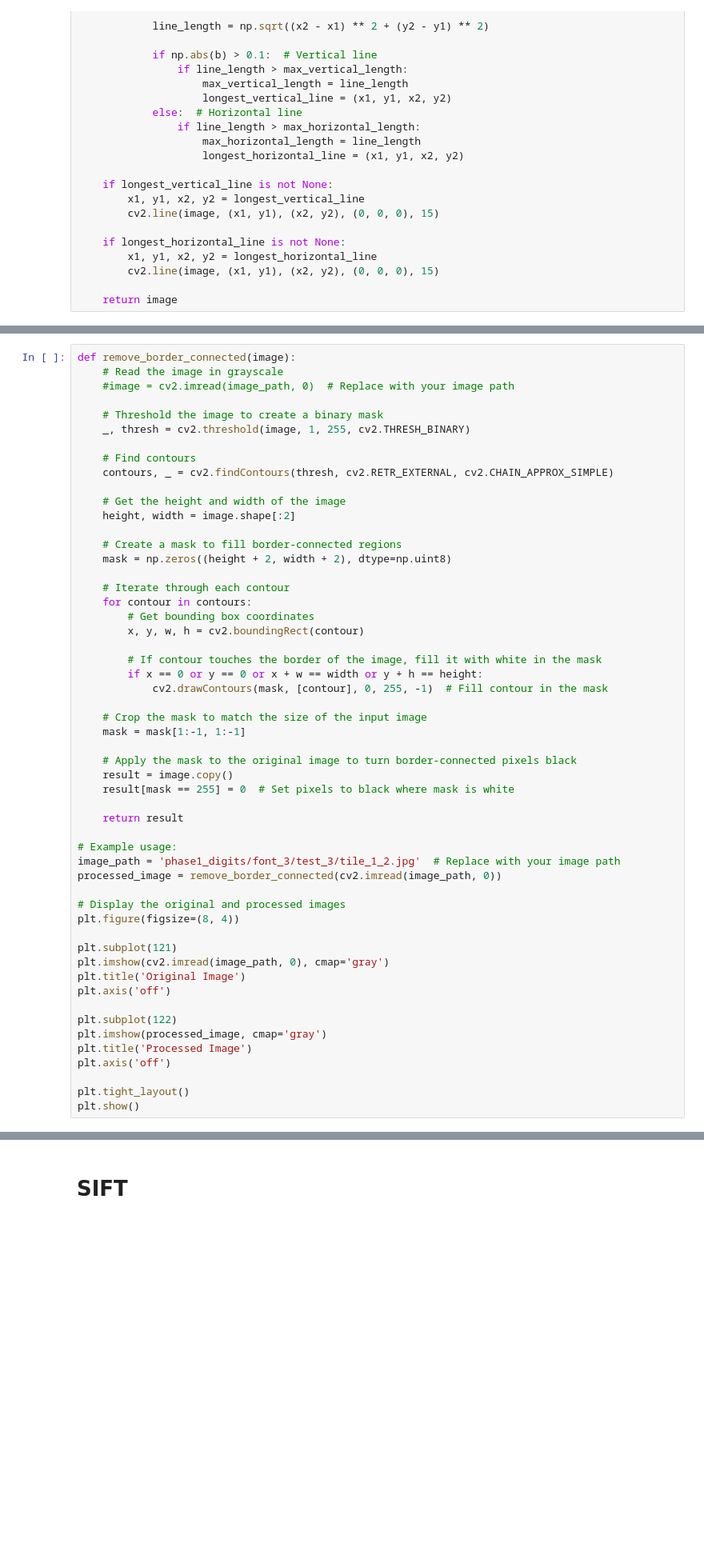
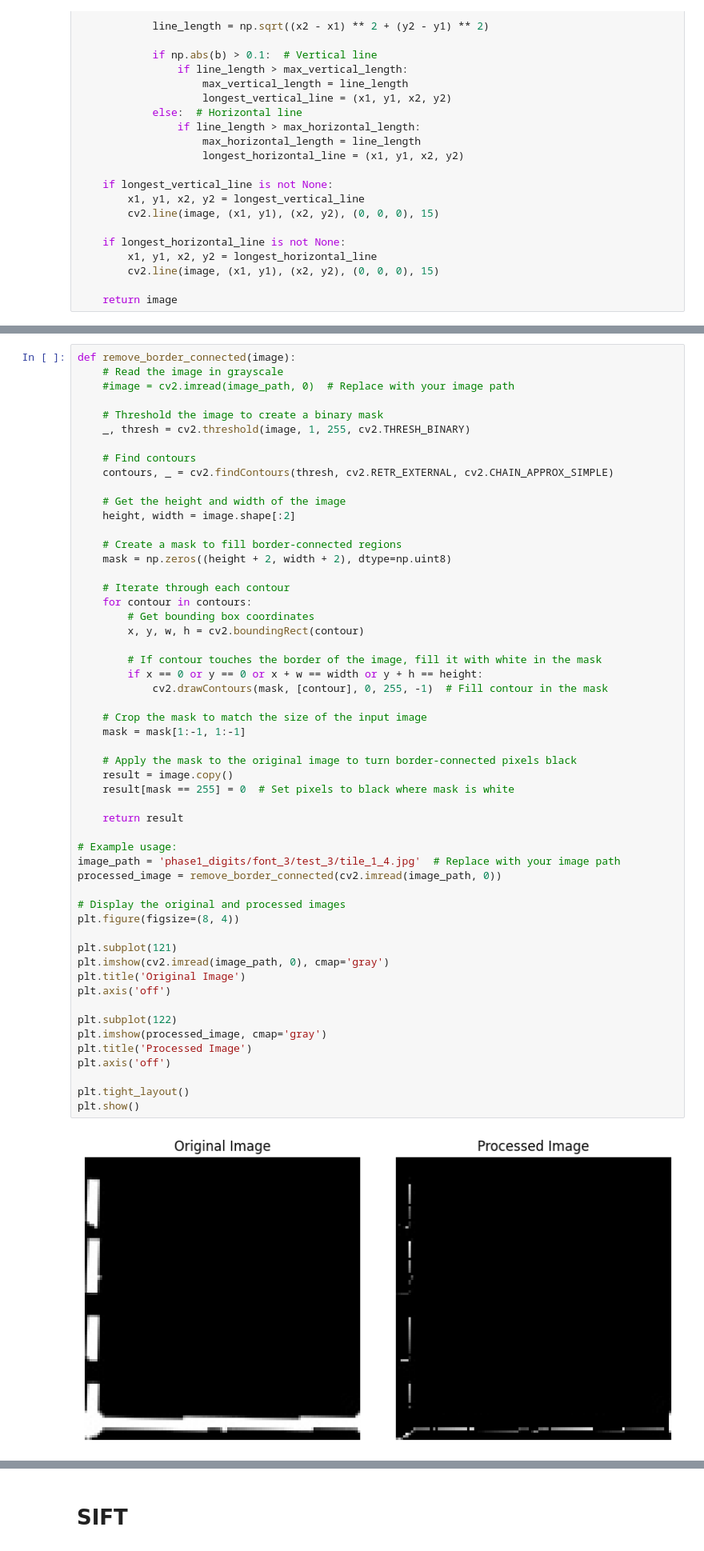
Before and after one commit to WelsonAA/sudoko-project, a Jupyter notebook: welson_phase2.ipynb, the cells around one changed output, grey strips where cells are left out. Shown at 80% size. Saved outputs shown, nothing was run; the diff lists cells and outputs as text; blank space fills up the shorter version.

```diff
--- a/welson_phase2.ipynb
+++ b/welson_phase2.ipynb
@@ -170,34 +169,36 @@ def remove_border_connected(image):
         if x == 0 or y == 0 or x + w == width or y + h == height:
             cv2.drawContours(mask, [contour], 0, 255, -1)  # Fill contour in the mask
 
     # Crop the mask to match the size of the input image
     mask = mask[1:-1, 1:-1]
 
     # Apply the mask to the original image to turn border-connected pixels black
     result = image.copy()
     result[mask == 255] = 0  # Set pixels to black where mask is white
 
     return result
 
 # Example usage:
-image_path = 'phase1_digits/font_3/test_3/tile_1_2.jpg'  # Replace with your image path
+image_path = 'phase1_digits/font_3/test_3/tile_1_4.jpg'  # Replace with your image path
 processed_image = remove_border_connected(cv2.imread(image_path, 0))
 
 # Display the original and processed images
 plt.figure(figsize=(8, 4))
 
 plt.subplot(121)
 plt.imshow(cv2.imread(image_path, 0), cmap='gray')
 plt.title('Original Image')
 plt.axis('off')
 
 plt.subplot(122)
 plt.imshow(processed_image, cmap='gray')
 plt.title('Processed Image')
 plt.axis('off')
 
 plt.tight_layout()
 plt.show()
+# %% [output]
+[figure, added]
 # %%
 # Read the grayscale image
 #gray_image = cv2.imread('digits/6.jpg', 0)  # Replace 'path_to_your_grayscale_image.jpg' with the actual path
```
Also changed, not shown: parts of 27 cells of this notebook, 3 other files.
